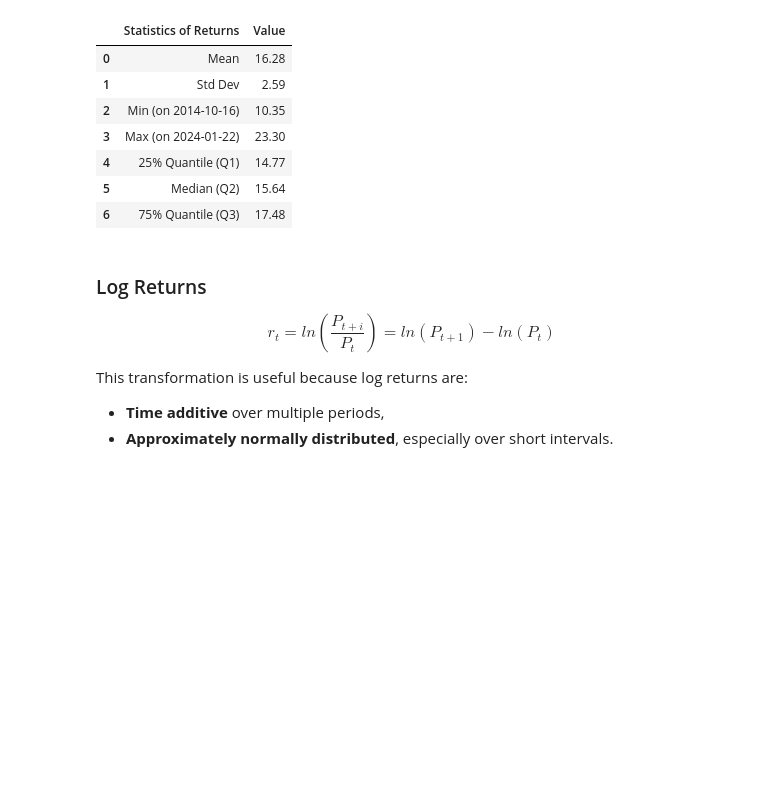
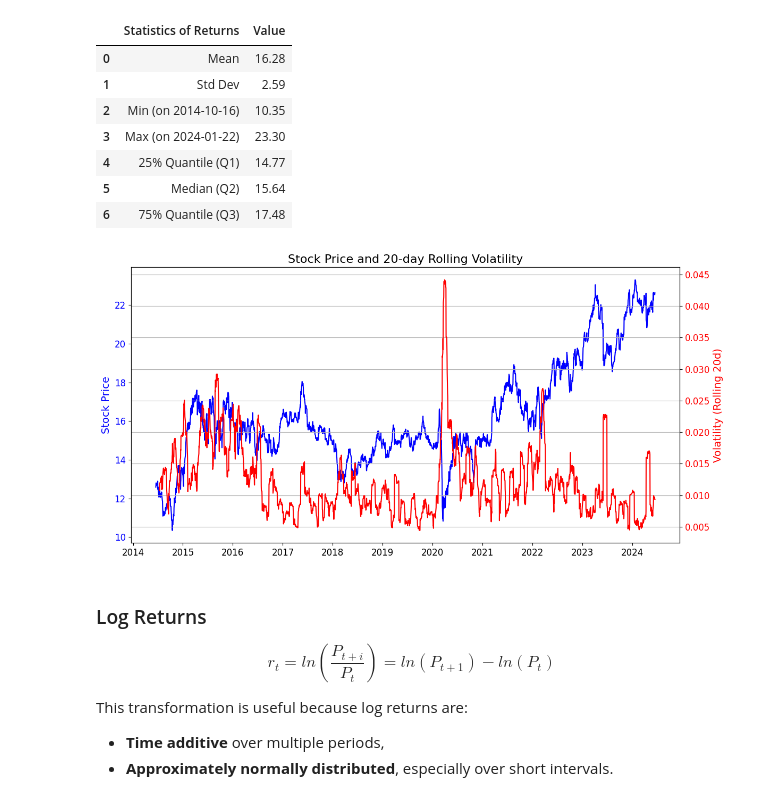
Before and after one commit to manuelgonzalzz/bonus-certificate, a Jupyter notebook: project_grade_extra.ipynb, the cells around one changed output. Cells and saved outputs as stored; diff of their text form; code cells hidden in the pictures; blank space fills up the shorter version.

```diff
--- a/project_grade_extra.ipynb
+++ b/project_grade_extra.ipynb
@@ -97,6 +97,29 @@ stats
 | 4 | 25% Quantile (Q1) | 14.77 |
 | 5 | Median (Q2) | 15.64 |
 | 6 | 75% Quantile (Q3) | 17.48 |
+# %%
+# Ajustar el tamaño de fuente de los ejes y etiquetas según lo indicado
+
+fig, ax1 = plt.subplots(figsize=(12, 6))
+
+
+ax1.plot(data.index, data['Close'], color='blue', label='Close Price')
+ax1.set_ylabel('Stock Price', color='blue', fontsize=14)
+ax1.tick_params(axis='y', labelcolor='blue', labelsize=12)
+ax1.tick_params(axis='x', labelsize=12)
+
+
+ax2 = ax1.twinx()
+ax2.plot(data.index, data['volatility'], color='red', label='20-day Volatility')
+ax2.set_ylabel('Volatility (Rolling 20d)', color='red', fontsize=14)
+ax2.tick_params(axis='y', labelcolor='red', labelsize=12)
+
+plt.title('Stock Price and 20-day Rolling Volatility', fontsize=16)
+plt.grid(True)
+plt.tight_layout()
+plt.show()
+# %% [output]
+[figure, added]
 # %% [markdown]
 ### Log Returns
 
```
Also changed, not shown: parts of 10 cells of this notebook.
